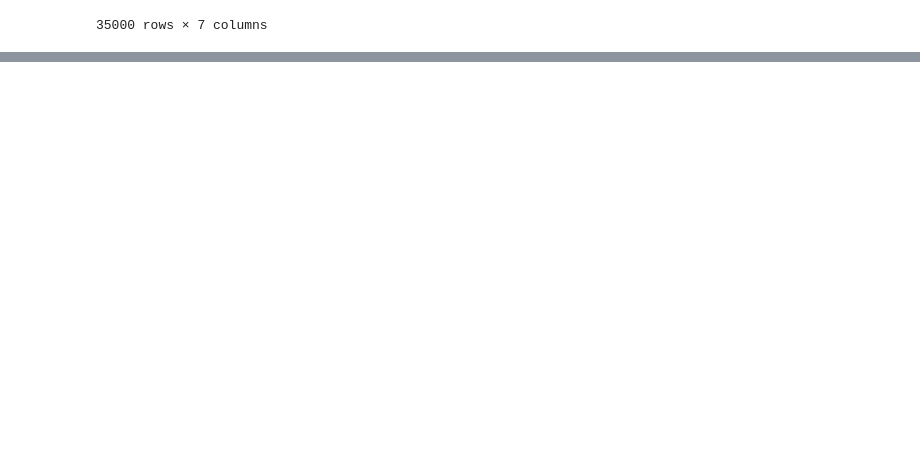
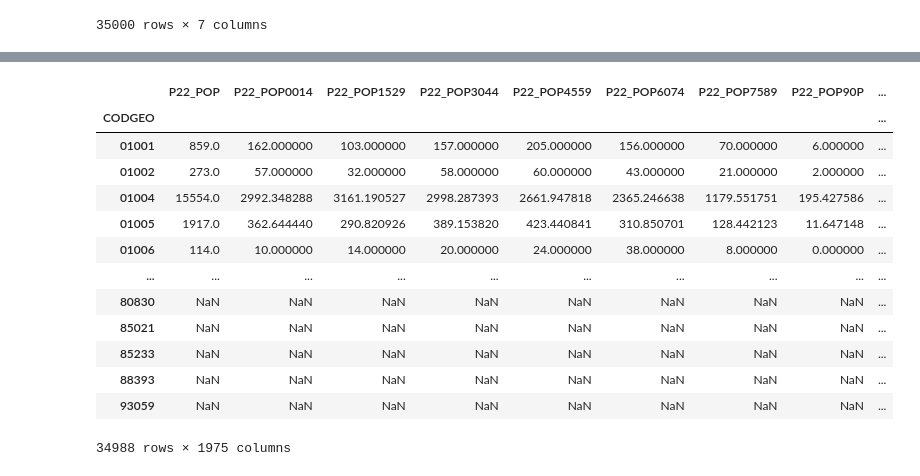
Before and after one commit to RRzm/Python_2A, a Jupyter notebook: traitement.ipynb, the cells around one changed output, grey strips where cells are left out. Cells and saved outputs as stored; diff of their text form; code cells hidden in the pictures; blank space fills up the shorter version.

```diff
--- a/traitement.ipynb
+++ b/traitement.ipynb
@@ -475,0 +462,2 @@ idh
+# %%
+commune_info= get_data.get_cloud_csv('dossier_complet',sep=';')
@@ -475,0 +480,24 @@ idh
+# %%
+# Pour corriger cela, nous allons lire comme une string et compléter avec 0 afin d'obtenir
+# un code commune à 5 chiffres.
+commune_info['CODGEO'] = commune_info['CODGEO'].astype(str)
+commune_info['CODGEO'] = commune_info['CODGEO'].str.zfill(5)
+commune_info = commune_info.set_index('CODGEO')
+#Nous avons défini codgeo comme index afin de faciliter la corrélation de cet ensemble
+# de données avec l'ensemble de données dvf.
+commune_info
+# %% [output]
+|  | P22_POP | P22_POP0014 | P22_POP1529 | P22_POP3044 | P22_POP4559 | P22_POP6074 | P22_POP7589 | P22_POP90P | ... |
+| CODGEO |  |  |  |  |  |  |  |  | ... |
+| 01001 | 859.0 | 162.000000 | 103.000000 | 157.000000 | 205.000000 | 156.000000 | 70.000000 | 6.000000 | ... |
+| 01002 | 273.0 | 57.000000 | 32.000000 | 58.000000 | 60.000000 | 43.000000 | 21.000000 | 2.000000 | ... |
+| 01004 | 15554.0 | 2992.348288 | 3161.190527 | 2998.287393 | 2661.947818 | 2365.246638 | 1179.551751 | 195.427586 | ... |
+| 01005 | 1917.0 | 362.644440 | 290.820926 | 389.153820 | 423.440841 | 310.850701 | 128.442123 | 11.647148 | ... |
+| 01006 | 114.0 | 10.000000 | 14.000000 | 20.000000 | 24.000000 | 38.000000 | 8.000000 | 0.000000 | ... |
+| ... | ... | ... | ... | ... | ... | ... | ... | ... | ... |
+| 80830 | NaN | NaN | NaN | NaN | NaN | NaN | NaN | NaN | ... |
+| 85021 | NaN | NaN | NaN | NaN | NaN | NaN | NaN | NaN | ... |
+| 85233 | NaN | NaN | NaN | NaN | NaN | NaN | NaN | NaN | ... |
+| 88393 | NaN | NaN | NaN | NaN | NaN | NaN | NaN | NaN | ... |
+| 93059 | NaN | NaN | NaN | NaN | NaN | NaN | NaN | NaN | ... |
+34988 rows × 1975 columns
```
Also changed, not shown: parts of 17 cells of this notebook, 2 other files.
